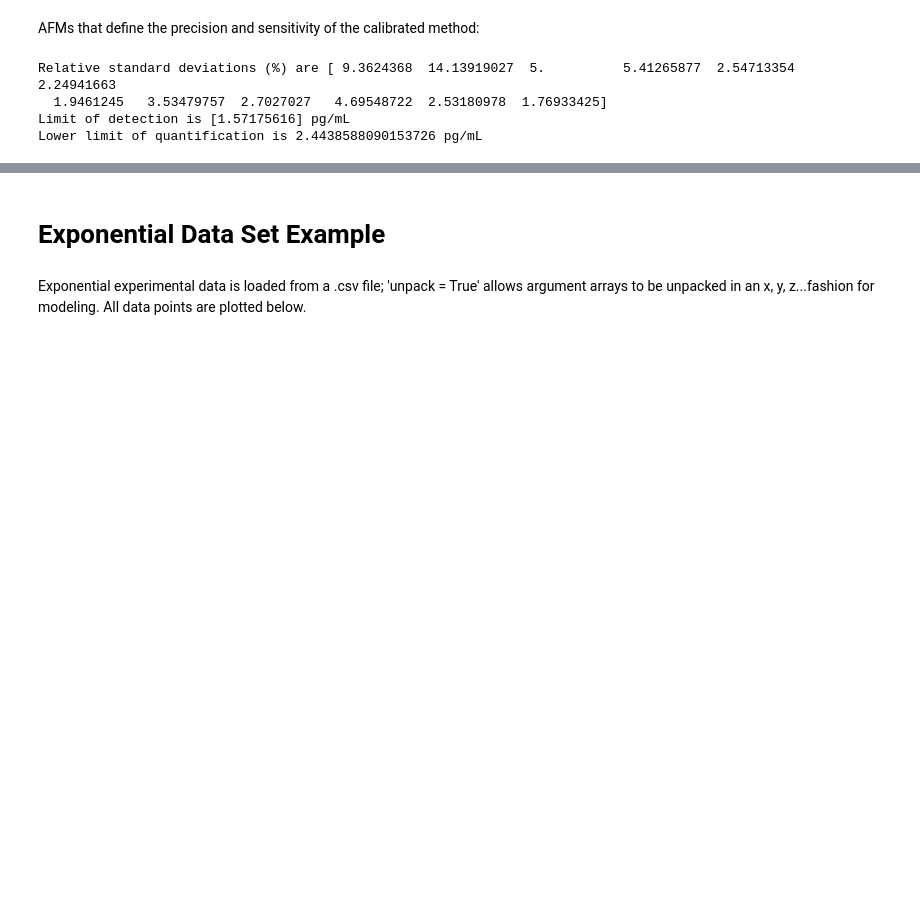
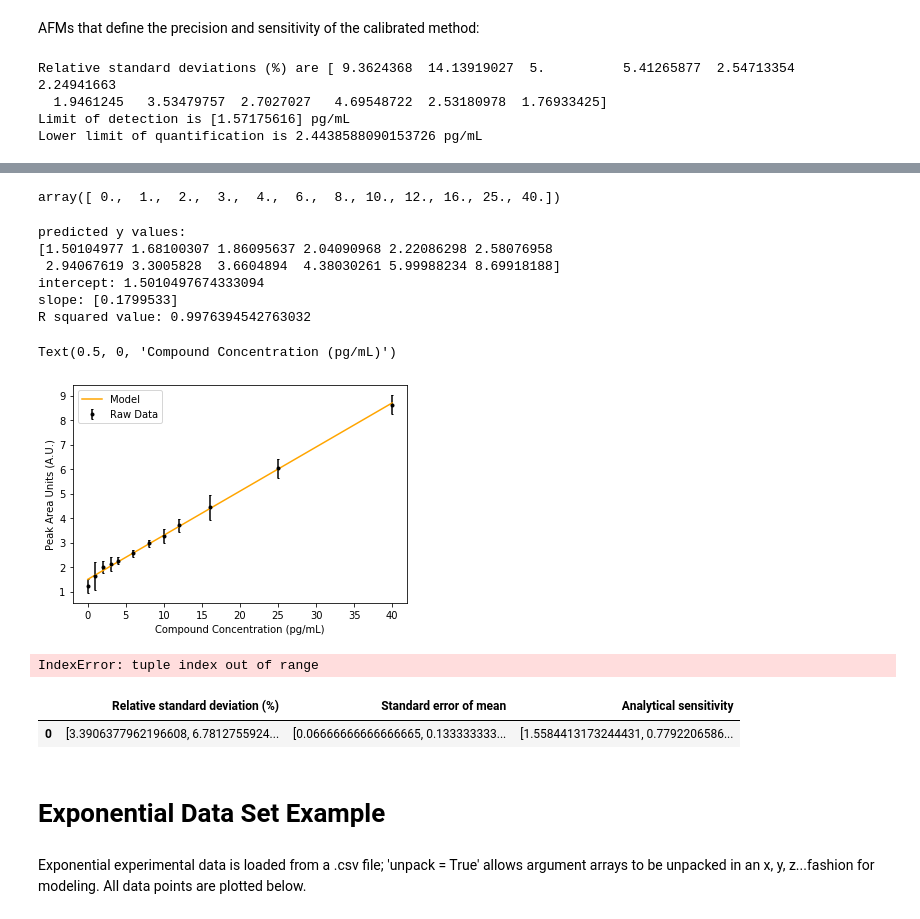
Before and after one commit to barnetk1/Test-repo, a Jupyter notebook: CHEM 399 Project 1_repo_cleanup.ipynb, the cells around one changed output, grey strips where cells are left out. Cells and saved outputs as stored; diff of their text form; code cells hidden in the pictures; blank space fills up the shorter version.

Commit message:
pandas tables
Got stuck with arrays

```diff
--- a/CHEM 399 Project 1_repo_cleanup.ipynb
+++ b/CHEM 399 Project 1_repo_cleanup.ipynb
@@ -116,3 +114,4 @@ Lower limit of quantification is 2.4438588090153726 pg/mL
 # %%
 #Redo of linear curve with keeping data together; need to put x-values in front of each set
-data1 = np.array([[1.3, 1.1, 1.3], [1.5, 1.5, 1.9], [1.9, 2.1, 2], [2.2, 2.2, 2], [2.3, 2.2, 2.3], [2.5, 2.6, 2.6], [2.9, 3, 3], [3.2, 3.2, 3.4], [3.7, 3.8, 3.6], [4.2, 4.5, 4.6], [6.2, 6, 5.9], [8.5, 8.8, 8.6]])
+data2 = np.array([[0, 1.3, 1.1, 1.3], [1, 1.5, 1.5, 1.9], [2, 1.9, 2.1, 2], [3, 2.2, 2.2, 2], [4, 2.3, 2.2, 2.3], [6, 2.5, 2.6, 2.6], [8, 2.9, 3, 3], [10, 3.2, 3.2, 3.4], [12, 3.7, 3.8, 3.6], [16, 4.2, 4.5, 4.6], [25, 6.2, 6, 5.9], [40, 8.5, 8.8, 8.6]])
+data2[:,1:12]
@@ -120,0 +131,41 @@ data1 = np.array([[1.3, 1.1, 1.3], [1.5, 1.5, 1.9], [1.9, 2.1, 2], [2.2, 2.2, 2]
+# %%
+data2[:,0]
+# %% [output]
+array([ 0.,  1.,  2.,  3.,  4.,  6.,  8., 10., 12., 16., 25., 40.])
+# %%
+#success in keeping data together! y didn't have to be reshaped because it matched the (new) shape of x
+x = data2[:,0]
+y = np.mean(data2[:,1:12], axis=1)
+x, y = x.reshape((-1, 1)), y
+lr = LinearRegression()
+#Telling model to use the given data
+lr.fit(x, y)
+#Making predictions with the data
+y_predict = lr.predict(x)
+print('predicted y values:', y_predict, sep='\n')
+#Printing relevant coefficients and values of line
+print('intercept:', lr.intercept_)
+print('slope:', lr.coef_)
+r_sq = lr.score(x,y)
+print('R squared value:', r_sq)
+plt.errorbar(x, y, yerr=CI(t1, np.std(data2[:,1:12], axis=1, ddof=1), 3), color='black', capsize=1, marker ='.', linestyle = 'None')
+plt.plot(x, y_predict, color='orange', linewidth=1.5)
+plt.legend(("Model", "Raw Data"))
+plt.ylabel("Peak Area Units (A.U.)")
+plt.xlabel("Compound Concentration (pg/mL)")
+# %% [output]
+predicted y values:
+[1.50104977 1.68100307 1.86095637 2.04090968 2.22086298 2.58076958
+ 2.94067619 3.3005828  3.6604894  4.38030261 5.99988234 8.69918188]
+intercept: 1.5010497674333094
+slope: [0.1799533]
+R squared value: 0.9976394542763032
+Text(0.5, 0, 'Compound Concentration (pg/mL)')
+[figure, added]
+# %%
+std_values = np.std(data2[:,1:12], axis=1, ddof=1)
+new_std_values = np.split(std_values, 12)
+mean_values = np.mean(data2[:,1:12])
+new_mean_values = np.split(mean_values, 3)
+# %% [output]
+IndexError: tuple index out of range
@@ -121,3 +179,8 @@ data1 = np.array([[1.3, 1.1, 1.3], [1.5, 1.5, 1.9], [1.9, 2.1, 2], [2.2, 2.2, 2]
+# %%
+df
+# %% [output]
+|  | Relative standard deviation (%) | Standard error of mean | Analytical sensitivity |
+| 0 | [3.3906377962196608, 6.7812755924... | [0.06666666666666665, 0.133333333... | [1.5584413173244431, 0.7792206586... |
 # %% [markdown]
 # Exponential Data Set Example
 # %% [markdown]
```
Also changed, not shown: parts of 9 cells of this notebook, 2 other files.
